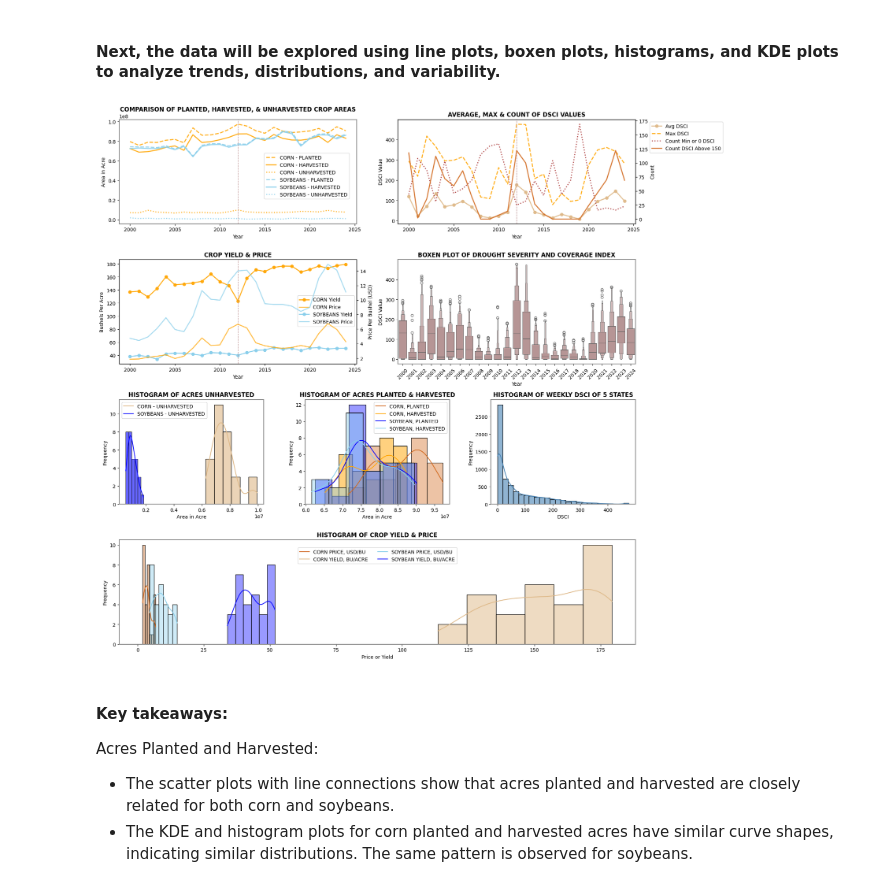
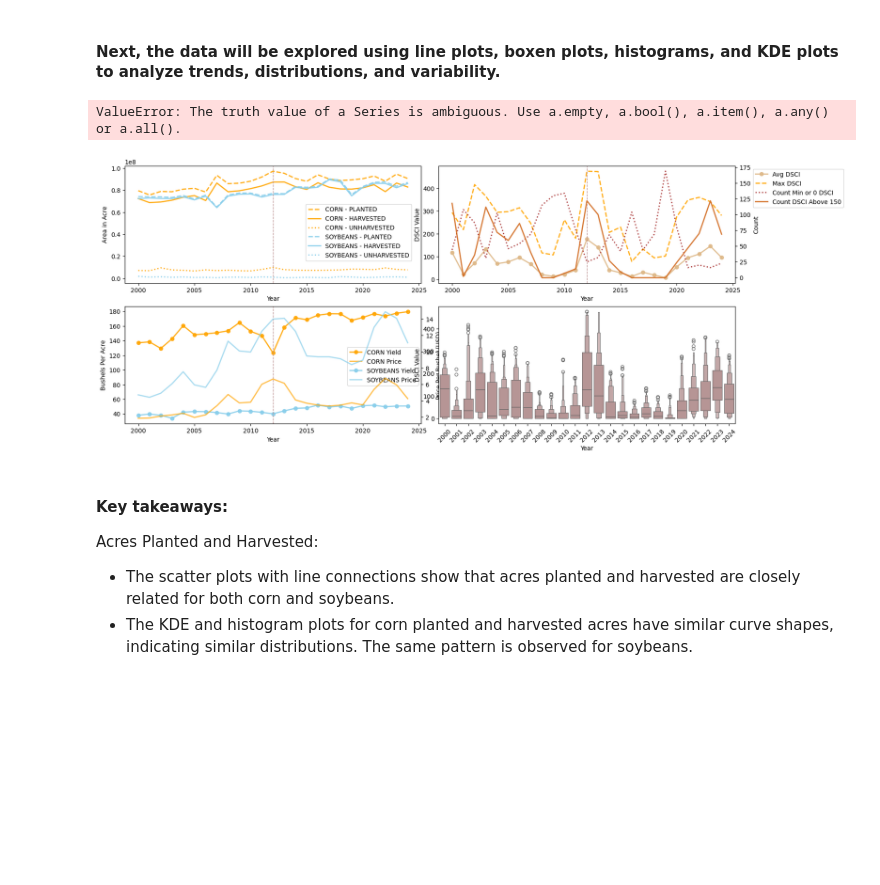
Before and after one commit to KetChith/class_project_comp4447_winter2025, a Jupyter notebook: ket_poungnachith_project.ipynb, the cells around one changed output. Drawn from its saved outputs; the diff is of its cells as text; code cells hidden in the pictures; blank space fills up the shorter version.

```diff
--- a/ket_poungnachith_project.ipynb
+++ b/ket_poungnachith_project.ipynb
@@ -919,7 +919,7 @@ ax3_right = ax3.twinx()  # create secondary y-axis
 handles = []
 labels = []
 
-# filter data for CORN. CORN & SOYBEANS have the same DSCI
+# filter data for CORN. CORN and SOYBEANS have the same DSCI
 subset3 = crop_drought_df[crop_drought_df["COMMODITY"] == 'CORN']
 
 # plot Avg DSCI on the left y-axis
@@ -967,7 +967,7 @@ ax3.legend(handles, labels, loc="upper left", bbox_to_anchor=(1.05, 1), fontsize
 
 # ------------------------------------
 
-# boxen of close & open price difference
+# boxen of close and open price difference
 
 ax4 = fig.add_subplot(gs[1:2, 3:6])
 sns.boxenplot(data=dsci_df, x='Year', y='DSCI', color='rosybrown', ax=ax4)
@@ -977,8 +977,8 @@ ax4.set_ylabel('DSCI Value')
 # ----------------------------------------------------------
 
 # filter for corn and soybean year range 1926-2024
-corn_df = crop_df[(crop_df["COMMODITY"] == "CORN") & (crop_df["YEAR"].between(1926, 2024))]
-soybean_df = crop_df[(crop_df["COMMODITY"] == "SOYBEANS") & (crop_df["YEAR"].between(1926, 2024))]
+corn_df = crop_df[(crop_df["COMMODITY"] == "CORN") and (crop_df["YEAR"].between(1926, 2024))]
+soybean_df = crop_df[(crop_df["COMMODITY"] == "SOYBEANS") and (crop_df["YEAR"].between(1926, 2024))]
 
 
 # histogram of crop acreage, unharvested
@@ -995,7 +995,7 @@ ax5.set_ylabel('Frequency')
 ax5.legend(('CORN - UNHARVESTED', 'SOYBEANS - UNHARVESTED'), loc='upper left')
 
 
-# histogram of crop acreage, planted & harvested
+# histogram of crop acreage, planted and harvested
 
 ax6 = fig.add_subplot(gs[2:3, 2:4])
 sns.histplot(corn_df['ACRES PLANTED'], bins='sqrt', kde=True, ax=ax6, color='chocolate', alpha=.4)
@@ -1038,39 +1038,40 @@ ax8.legend(
     ('CORN PRICE, USD/BU', 'CORN YIELD, BU/ACRE', 'SOYBEAN PRICE, USD/BU', 'SOYBEAN YIELD, BU/ACRE'),
     loc='upper center',
     bbox_to_anchor=(0.5, .95),
     ncol=2
 )
 
 
 # ---------------------------------------
 
 # list of axes and titles
 axes = [ax1, ax2, ax3, ax4, ax5, ax6, ax7, ax8]
 titles = [
-    'COMPARISON OF PLANTED, HARVESTED, & UNHARVESTED CROP AREAS',
-    'CROP YIELD & PRICE',
-    'AVERAGE, MAX & COUNT OF DSCI VALUES',
+    'COMPARISON OF PLANTED, HARVESTED, and UNHARVESTED CROP AREAS',
+    'CROP YIELD and PRICE',
+    'AVERAGE, MAX and COUNT OF DSCI VALUES',
     'BOXEN PLOT OF DROUGHT SEVERITY AND COVERAGE INDEX',
     'HISTOGRAM OF ACRES UNHARVESTED',
-    'HISTOGRAM OF ACRES PLANTED & HARVESTED',
+    'HISTOGRAM OF ACRES PLANTED and HARVESTED',
     'HISTOGRAM OF WEEKLY DSCI OF 5 STATES',
-    'HISTOGRAM OF CROP YIELD & PRICE'
+    'HISTOGRAM OF CROP YIELD and PRICE'
 ]
 
 # set titles and labels
 for ax, title in zip(axes, titles):
     ax.set_title(title, fontweight='bold')
     ax.set_xlabel(ax.get_xlabel(), fontweight='normal')  # Ensure normal weight for xlabel
     ax.set_ylabel(ax.get_ylabel(), fontweight='normal')  # Ensure normal weight for ylabel
 
 # add border to all axes
 for i in axes:
     add_gray_border(i)
 
 plt.tight_layout()
 plt.show()
 # %% [output]
+ValueError: The truth value of a Series is ambiguous. Use a.empty, a.bool(), a.item(), a.any() or a.all().
-[figure, old version]
+[figure, new version]
 # %% [markdown]
 #### Key takeaways:
 
```
Also changed, not shown: parts of 8 cells of this notebook.
